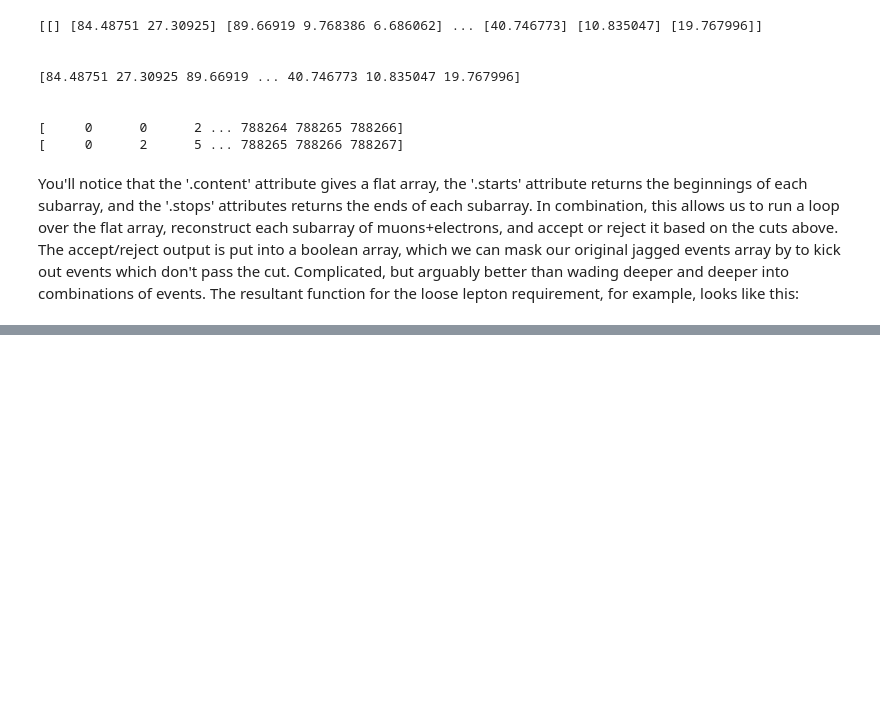
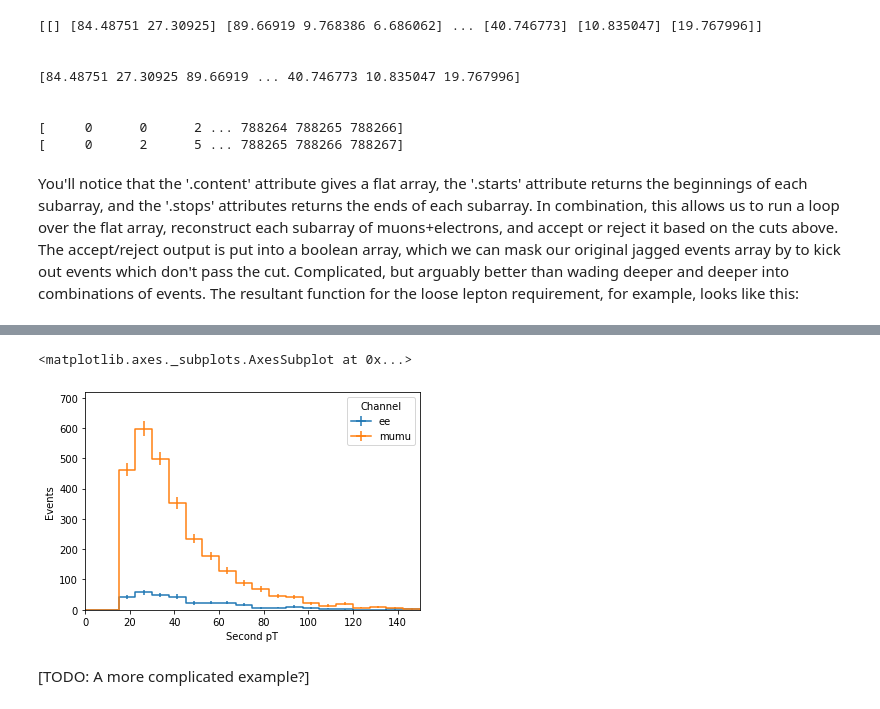
Before and after one commit to CoffeaTeam/coffea-casa-tutorials, a Jupyter notebook: notebook.ipynb, the cells around one changed output, grey strips where cells are left out. Cells and saved outputs as stored; diff of their text form; code cells hidden in the pictures; blank space fills up the shorter version.

```diff
--- a/notebook.ipynb
+++ b/notebook.ipynb
@@ -197,6 +219,8 @@ print(electrons.pt.stops)
 <p>You'll notice that the '.content' attribute gives a flat array, the '.starts' attribute returns the beginnings of each subarray, and the '.stops' attributes returns the ends of each subarray. In combination, this allows us to run a loop over the flat array, reconstruct each subarray of muons+electrons, and accept or reject it based on the cuts above. The accept/reject output is put into a boolean array, which we can mask our original jagged events array by to kick out events which don't pass the cut. Complicated, but arguably better than wading deeper and deeper into combinations of events. The resultant function for the loose lepton requirement, for example, looks like this:
 # %%
 # This is a helper function which adds up the mass of two 4-vectors based on their components.
+
+@nb.njit
 def massAddition(l1_px, l1_py, l1_pz, l1_E,
                  l2_px, l2_py, l2_pz, l2_E):
     return np.sqrt((l1_E + l2_E)**2 -
@@ -205,6 +229,8 @@ def massAddition(l1_px, l1_py, l1_pz, l1_E,
                    (l1_pz + l2_pz)**2))
 
 # This is a helper function which gets all pairs of values of an input array.
+
+@nb.njit
 def combinations(array):
     combos = [(0, 0)]
     for i in array:
@@ -236,11 +262,6 @@ def looseFilter(loose_e_starts, loose_e_stops, loose_mu_starts, loose_mu_stops,
                 final_mask[i] = 0
     return final_mask
 
-mask = looseFilter(loose_electrons.starts, loose_electrons.stops, loose_muons.starts, loose_muons.stops,
+looseMask = looseFilter(loose_electrons.starts, loose_electrons.stops, loose_muons.starts, loose_muons.stops,
             loose_electrons.x.content, loose_electrons.y.content, loose_electrons.z.content, loose_electrons.energy.content,
             loose_muons.x.content, loose_muons.y.content, loose_muons.z.content, loose_muons.energy.content)
-
-loose_electrons = loose_electrons[mask]
-tight_electrons = tight_electrons[mask]
-loose_muons = loose_muons[mask]
-tight_muons = tight_muons[mask]
@@ -266,0 +353,8 @@ The jet masks, of course, join the function-generated masks for determination of
+# %%
+dilepton_event = (looseMask) & (dileptonMask) & (jetMask_medium) & (jetMask_loose)
+trilepton_event = (looseMask) & (trileptonMask) & (jetMask_medium) & (jetMask_loose)
+
+tight_ll_electrons = tight_electrons[dileptonMask]
+tight_lll_electrons = tight_electrons[trileptonMask]
+tight_ll_muons = tight_muons[dileptonMask]
+tight_lll_muons = tight_muons[trileptonMask]
@@ -266,0 +363,3 @@ The jet masks, of course, join the function-generated masks for determination of
+# %%
+mumu_channel = tight_ll_muons[tight_ll_muons.counts == 2]
+ee_channel = tight_ll_electrons[tight_ll_electrons.counts == 2]
@@ -266,0 +370,20 @@ The jet masks, of course, join the function-generated masks for determination of
+# %%
+from coffea import hist
+
+second_pt = hist.Hist("Events",
+                      hist.Cat(name='channel', label='Channel'),
+                      hist.Bin(name='pt2', label='Second pT', n_or_arr=20, lo=0, hi=150))
+
+# For all event pts (:), get second index (1). Also, removed jagged structure to get flat array.
+mumu_pt2 = mumu_channel.pt[:, 1].flatten()
+ee_pt2 = ee_channel.pt[:, 1].flatten()
+
+second_pt.fill(channel='mumu', pt2=mumu_pt2.flatten())
+second_pt.fill(channel='ee', pt2=ee_pt2.flatten())
+
+hist.plot1d(second_pt, overlay='channel')
+# %% [output]
+<matplotlib.axes._subplots.AxesSubplot at 0x...>
+[figure, added]
+# %% [markdown]
+[TODO: A more complicated example?]
```
Also changed, not shown: parts of 17 cells of this notebook, 1 other file.
